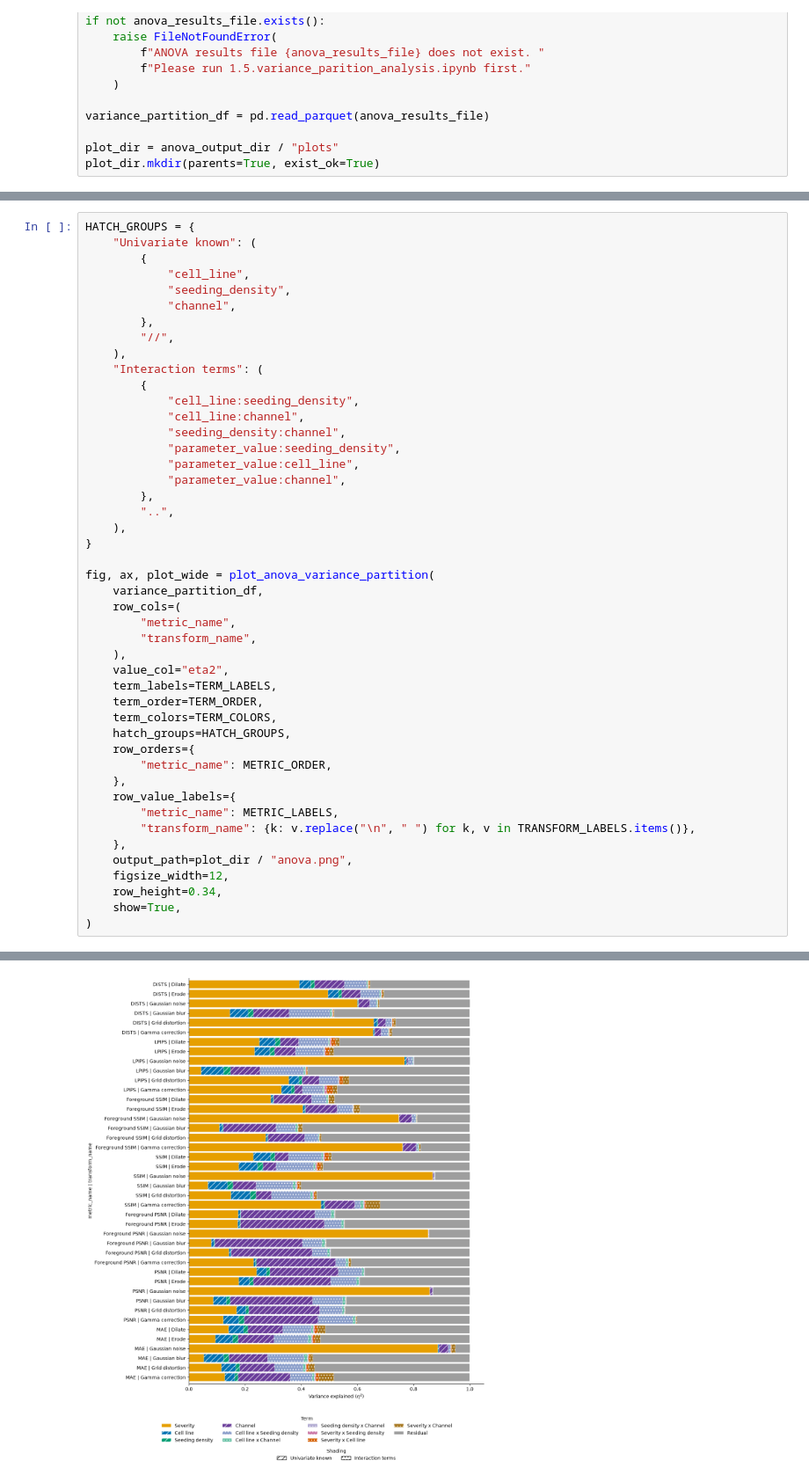
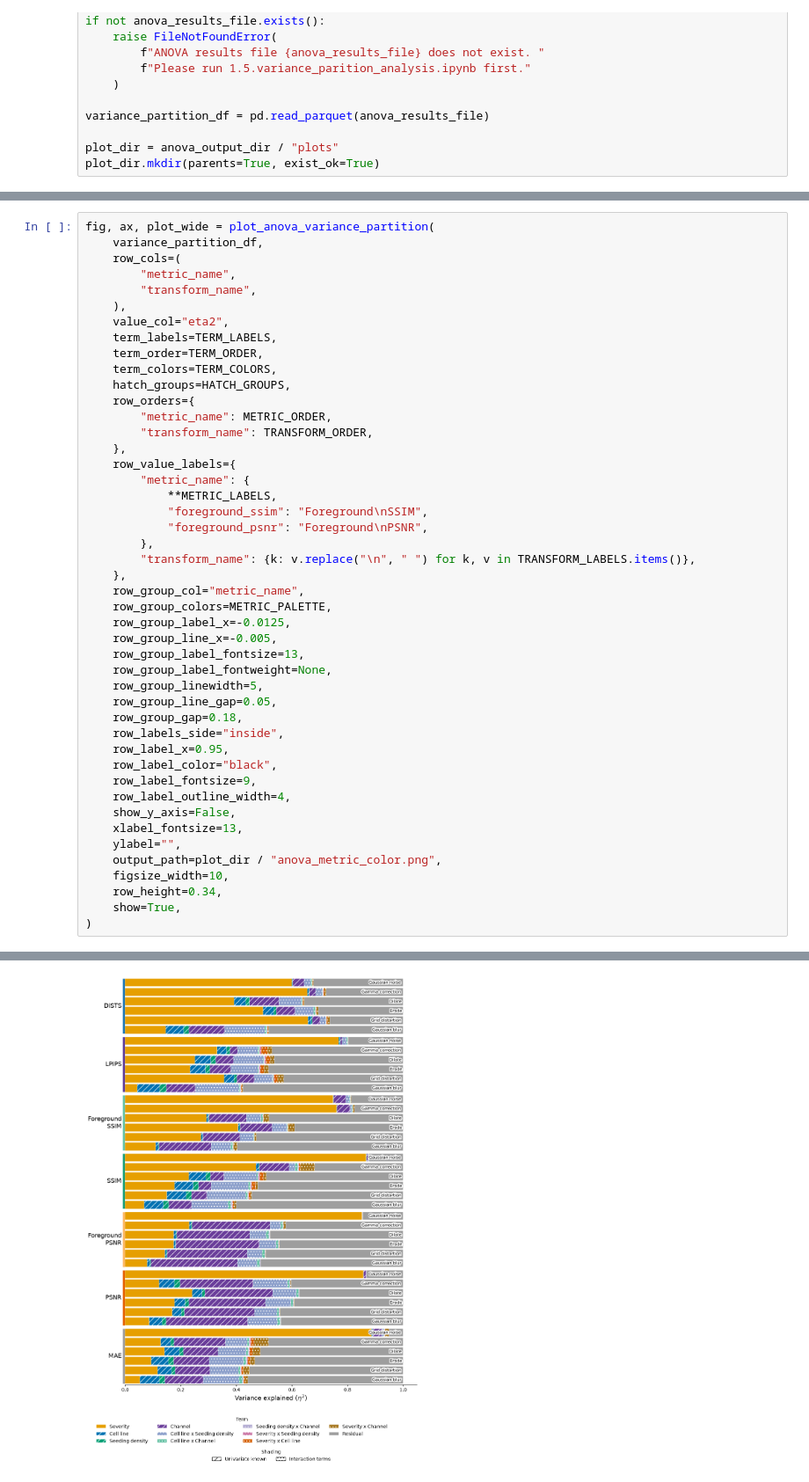
Before and after one commit to WayScience/virtual_staining_metric_analysis, a Jupyter notebook: 1.image_degradation_simulation/1.6.visualize_variance_parition.ipynb, the cells around one changed output, grey strips where cells are left out. Shown at 88% size. Cells and saved outputs as stored; diff of their text form.

Commit message:
Add degradation plot configuration and refactor variance partition visualization

```diff
--- a/1.image_degradation_simulation/1.6.visualize_variance_parition.ipynb
+++ b/1.image_degradation_simulation/1.6.visualize_variance_parition.ipynb
@@ -106,26 +110,4 @@ TRANSFORM_LABELS = {
 # %%
-HATCH_GROUPS = {
-    "Univariate known": (
-        {
-            "cell_line",
-            "seeding_density",
-            "channel",
-        },
-        "//",
-    ),
-    "Interaction terms": (
-        {
-            "cell_line:seeding_density",
-            "cell_line:channel",
-            "seeding_density:channel",
-            "parameter_value:seeding_density",
-            "parameter_value:cell_line",
-            "parameter_value:channel",
-        },
-        "..",
-    ),
-}
-
 fig, ax, plot_wide = plot_anova_variance_partition(
     variance_partition_df,
     row_cols=(
@@ -139,13 +121,35 @@ fig, ax, plot_wide = plot_anova_variance_partition(
     hatch_groups=HATCH_GROUPS,
     row_orders={
         "metric_name": METRIC_ORDER,
+        "transform_name": TRANSFORM_ORDER,
     },
     row_value_labels={
-        "metric_name": METRIC_LABELS,
+        "metric_name": {
+            **METRIC_LABELS,
+            "foreground_ssim": "Foreground\nSSIM",
+            "foreground_psnr": "Foreground\nPSNR",
+        },
         "transform_name": {k: v.replace("\n", " ") for k, v in TRANSFORM_LABELS.items()},
     },
-    output_path=plot_dir / "anova.png",
-    figsize_width=12,
+    row_group_col="metric_name",
+    row_group_colors=METRIC_PALETTE,
+    row_group_label_x=-0.0125,
+    row_group_line_x=-0.005,
+    row_group_label_fontsize=13,
+    row_group_label_fontweight=None,
+    row_group_linewidth=5,
+    row_group_line_gap=0.05,
+    row_group_gap=0.18,
+    row_labels_side="inside",
+    row_label_x=0.95,
+    row_label_color="black",
+    row_label_fontsize=9,
+    row_label_outline_width=4,
+    show_y_axis=False,
+    xlabel_fontsize=13,
+    ylabel="",
+    output_path=plot_dir / "anova_metric_color.png",
+    figsize_width=10,
     row_height=0.34,
     show=True,
 )
@@ -154 +158 @@ Saved figure to results/variance_partition_analysis/plots/anova.png
-[figure, old version]
+[figure, new version]
```
Also changed, not shown: parts of 8 cells of this notebook, 9 other files.
